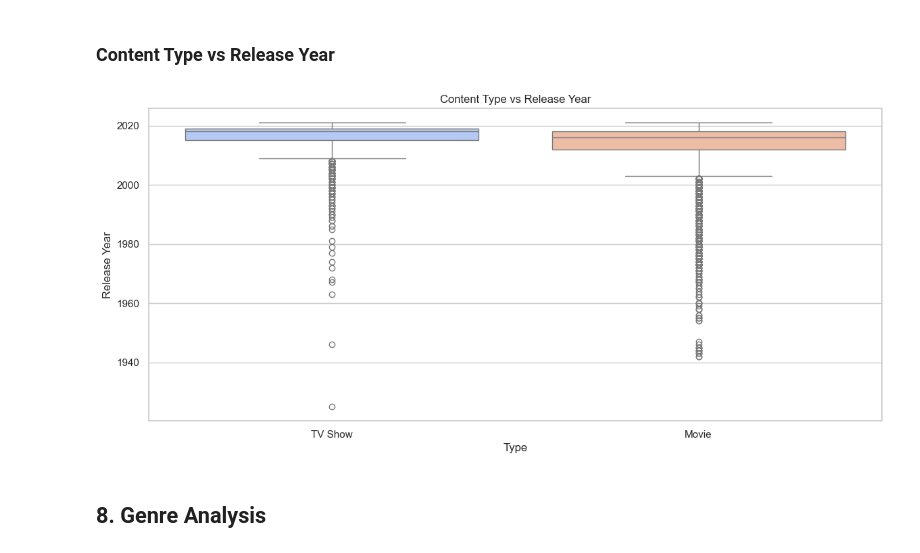
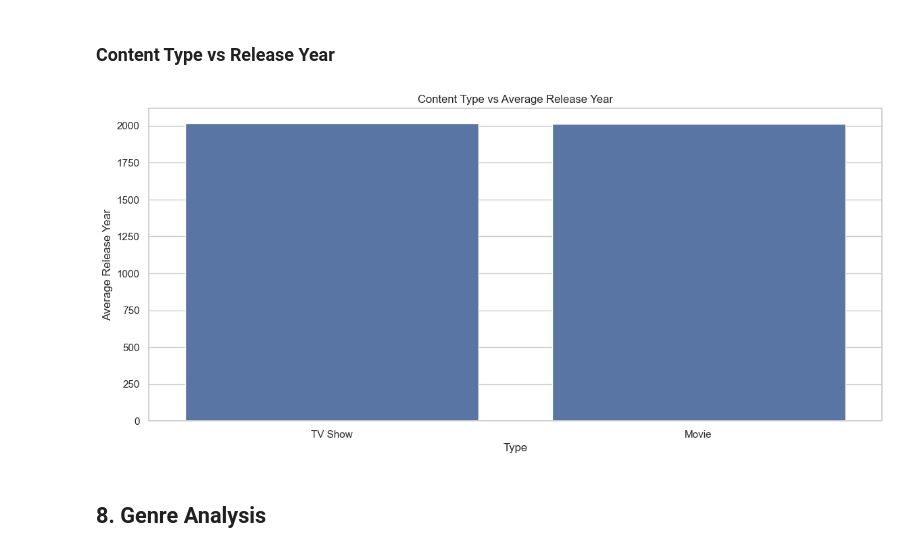
Before and after one commit to sakthignanaprakasamv/Netflix-Movies-and-TV-Shows-Clustering, a Jupyter notebook: Clustering - v2.ipynb, the cells around one changed output. Cells and saved outputs as stored; diff of their text form; code cells hidden in the pictures.

```diff
--- a/Clustering - v2.ipynb
+++ b/Clustering - v2.ipynb
@@ -332,13 +332,13 @@ plt.show()
 ### Content Type vs Release Year
 # %%
 plt.figure(figsize=(14, 6))
-sns.boxplot(x='type', y='release_year', data=df, palette='coolwarm')
-plt.title('Content Type vs Release Year')
+sns.barplot(x='type', y='release_year', data=df)
+plt.title('Content Type vs Average Release Year')
 plt.xlabel('Type')
-plt.ylabel('Release Year')
+plt.ylabel('Average Release Year')
 plt.show()
 # %% [output]
-[figure, old version]
+[figure, new version]
 # %% [markdown]
 ## 8. Genre Analysis
 # %%
```
Also changed, not shown: parts of 18 cells of this notebook, 1 other file.
